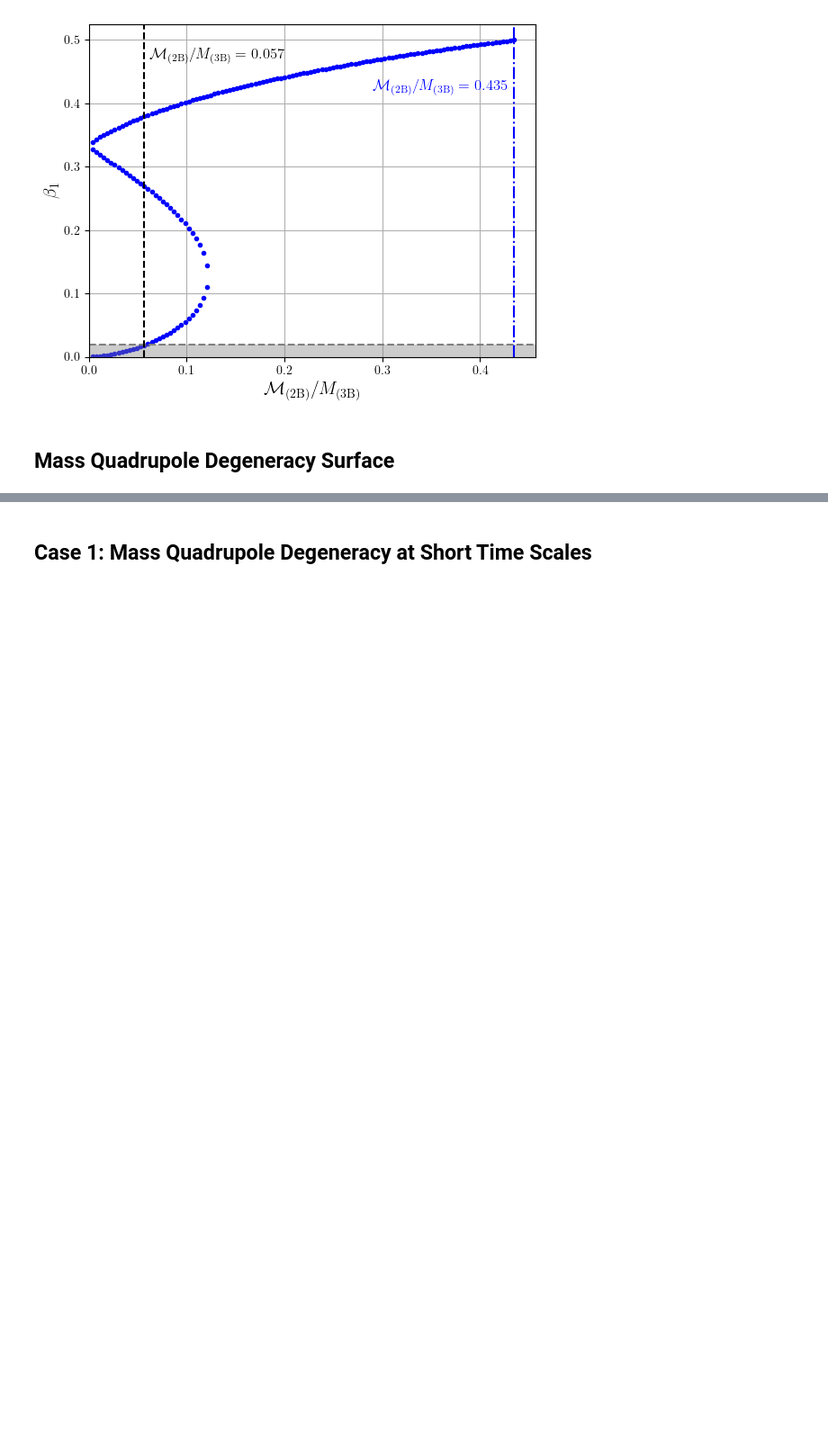
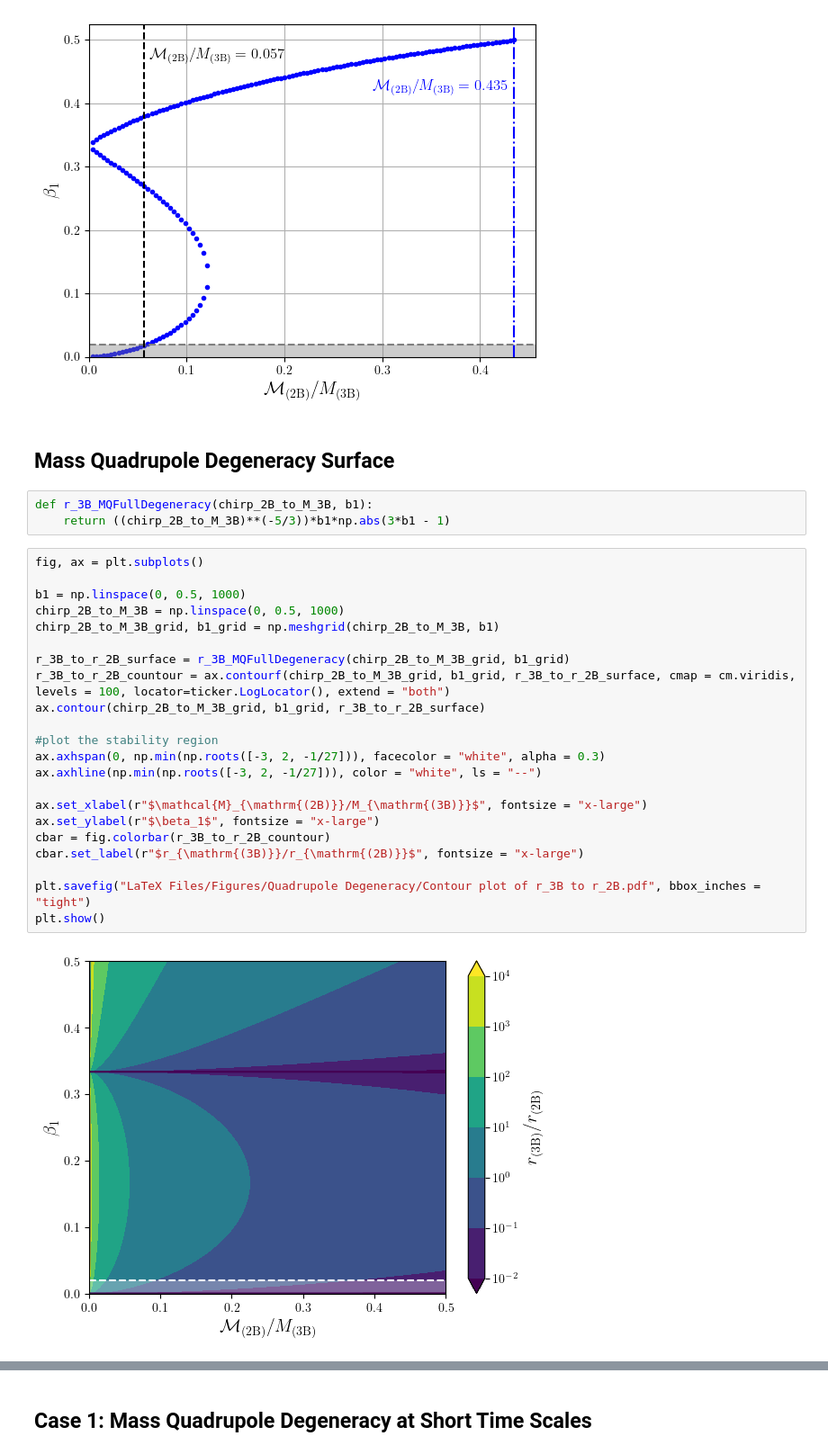
Before and after one commit to CJaimel/BinaryLagrangeDegeneracy, a Jupyter notebook: Part 1 - Theory Simulations.ipynb, the cells around one changed output, grey strips where cells are left out. Shown at 90% size. Saved outputs shown, nothing was run; the diff lists cells and outputs as text; blank space fills up the shorter version.

```diff
--- a/Part 1 - Theory Simulations.ipynb
+++ b/Part 1 - Theory Simulations.ipynb
@@ -256,4 +277,31 @@ plt.show()
 [figure]
 # %% [markdown]
 ## Mass Quadrupole Degeneracy Surface
+# %%
+def r_3B_MQFullDegeneracy(chirp_2B_to_M_3B, b1):
+    return ((chirp_2B_to_M_3B)**(-5/3))*b1*np.abs(3*b1 - 1)
+# %%
+fig, ax = plt.subplots()
+
+b1 = np.linspace(0, 0.5, 1000)
+chirp_2B_to_M_3B = np.linspace(0, 0.5, 1000)
+chirp_2B_to_M_3B_grid, b1_grid = np.meshgrid(chirp_2B_to_M_3B, b1)
+
+r_3B_to_r_2B_surface = r_3B_MQFullDegeneracy(chirp_2B_to_M_3B_grid, b1_grid)
+r_3B_to_r_2B_countour = ax.contourf(chirp_2B_to_M_3B_grid, b1_grid, r_3B_to_r_2B_surface, cmap = cm.viridis, levels = 100, locator=ticker.LogLocator(), extend = "both")
+ax.contour(chirp_2B_to_M_3B_grid, b1_grid, r_3B_to_r_2B_surface)
+
+#plot the stability region
+ax.axhspan(0, np.min(np.roots([-3, 2, -1/27])), facecolor = "white", alpha = 0.3)
+ax.axhline(np.min(np.roots([-3, 2, -1/27])), color = "white", ls = "--")
+
+ax.set_xlabel(r"$\mathcal{M}_{\mathrm{(2B)}}/M_{\mathrm{(3B)}}$", fontsize = "x-large")
+ax.set_ylabel(r"$\beta_1$", fontsize = "x-large")
+cbar = fig.colorbar(r_3B_to_r_2B_countour)
+cbar.set_label(r"$r_{\mathrm{(3B)}}/r_{\mathrm{(2B)}}$", fontsize = "x-large")
+
+plt.savefig("LaTeX Files/Figures/Quadrupole Degeneracy/Contour plot of r_3B to r_2B.pdf", bbox_inches = "tight")
+plt.show()
+# %% [output]
+[figure, added]
 # %%
```
Also changed, not shown: parts of 9 cells of this notebook, 6 other files.
